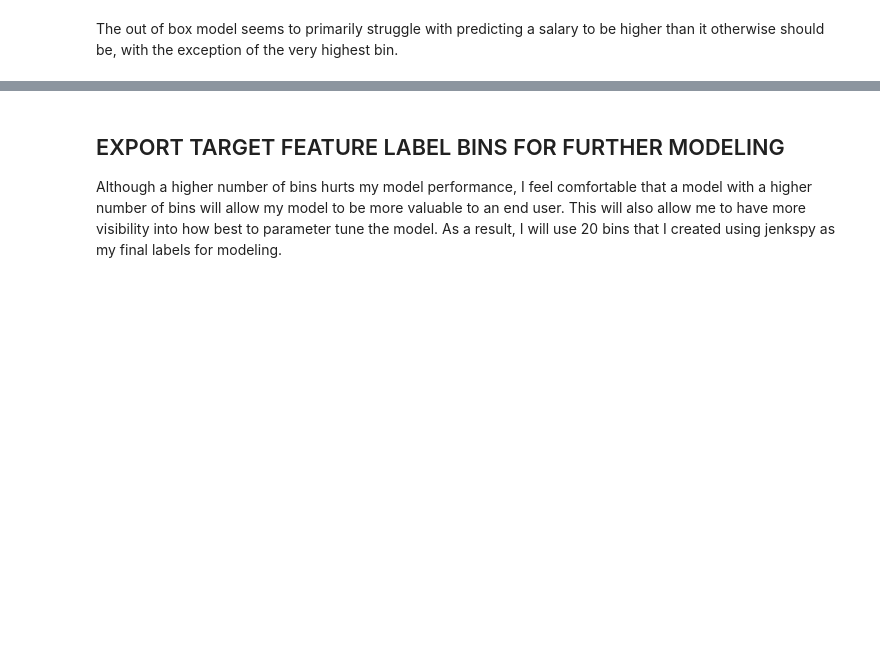
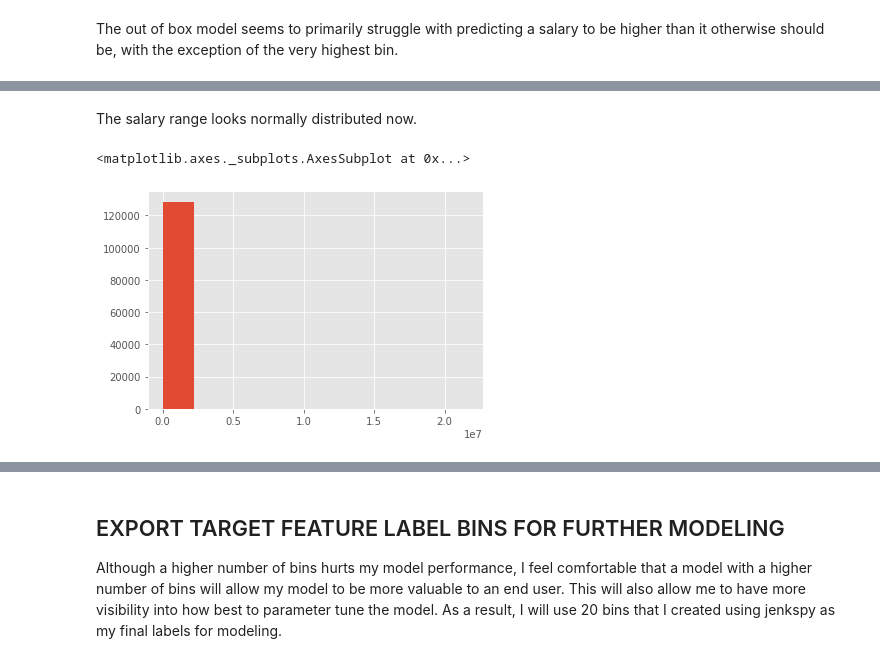
Before and after one commit to mrkjhsn/Not_for_Profit_Compensation_Modeling, a Jupyter notebook: 06.label_category_assignment.ipynb, the cells around one changed output, grey strips where cells are left out. Saved outputs shown, nothing was run; the diff lists cells and outputs as text; code cells hidden in the pictures; blank space fills up the shorter version.

```diff
--- a/06.label_category_assignment.ipynb
+++ b/06.label_category_assignment.ipynb
@@ -381,0 +398,7 @@ The out of box model seems to primarily struggle with predicting a salary to be
+# %% [markdown]
+The salary range looks normally distributed now.
+# %%
+df.reportable_comp.hist()
+# %% [output]
+<matplotlib.axes._subplots.AxesSubplot at 0x...>
+[figure, added]
```
Also changed, not shown: parts of 21 cells of this notebook.
